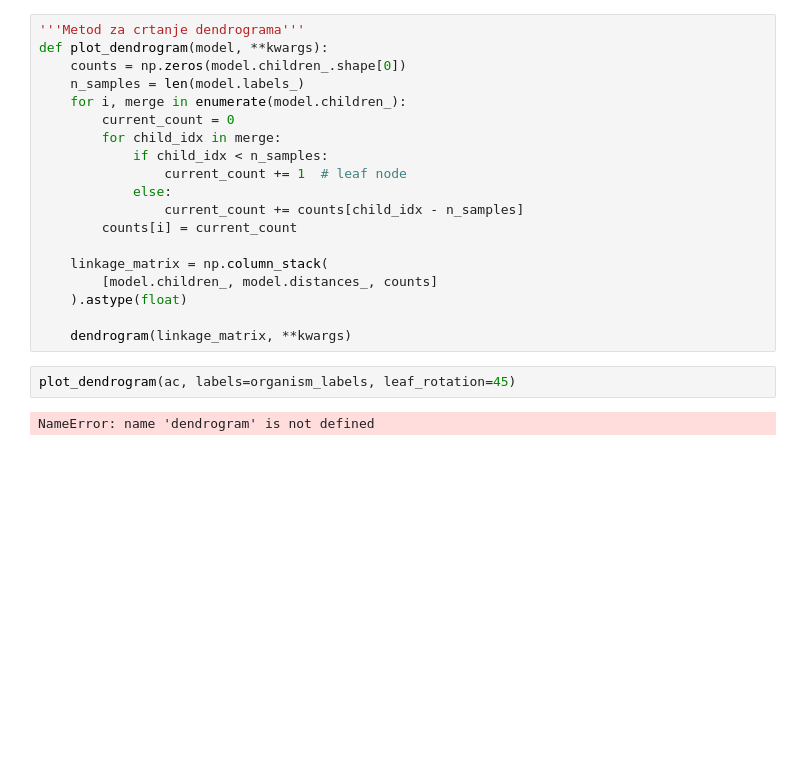
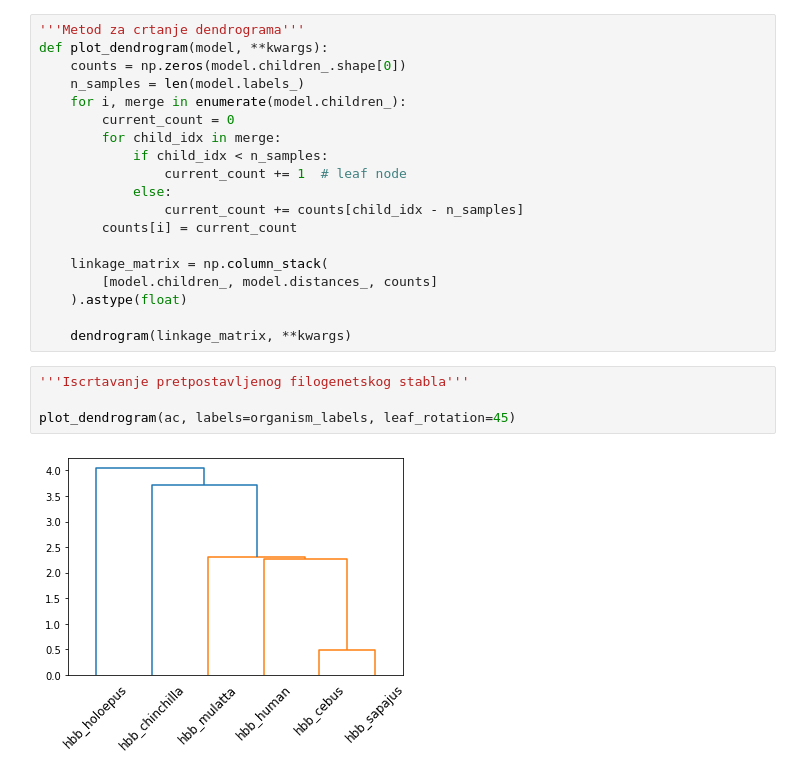
Before and after one commit to aleksandar-veljkovic/MATF-Istra-ivanje-podataka-u-bioinformatici, a Jupyter notebook: 1 - RSCU/RSCU.ipynb, the cells around one changed output. Cells and saved outputs as stored; diff of their text form; blank space fills up the shorter version.

```diff
--- a/1 - RSCU/RSCU.ipynb
+++ b/1 - RSCU/RSCU.ipynb
@@ -352,6 +353,8 @@ def plot_dendrogram(model, **kwargs):
 
     dendrogram(linkage_matrix, **kwargs)
 # %%
+'''Iscrtavanje pretpostavljenog filogenetskog stabla'''
+
 plot_dendrogram(ac, labels=organism_labels, leaf_rotation=45)
 # %% [output]
-NameError: name 'dendrogram' is not defined
+[figure, added]
```
Also changed, not shown: parts of 1 cell of this notebook.
